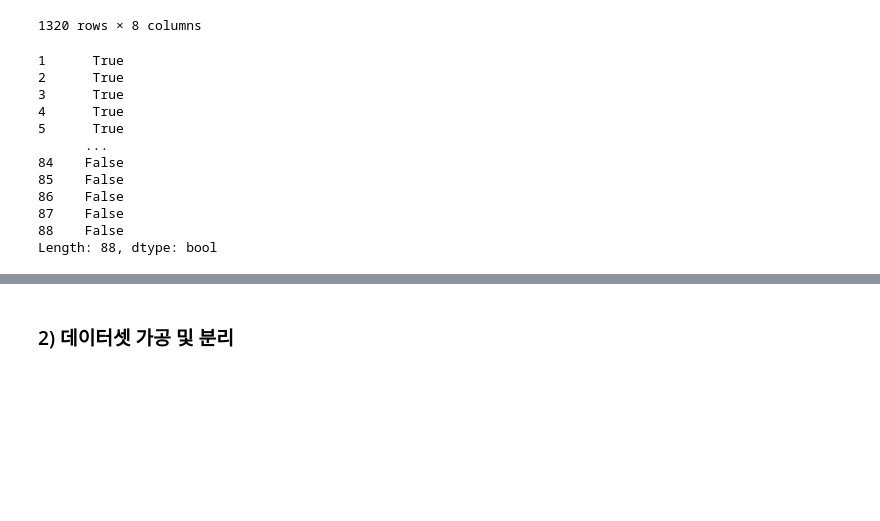
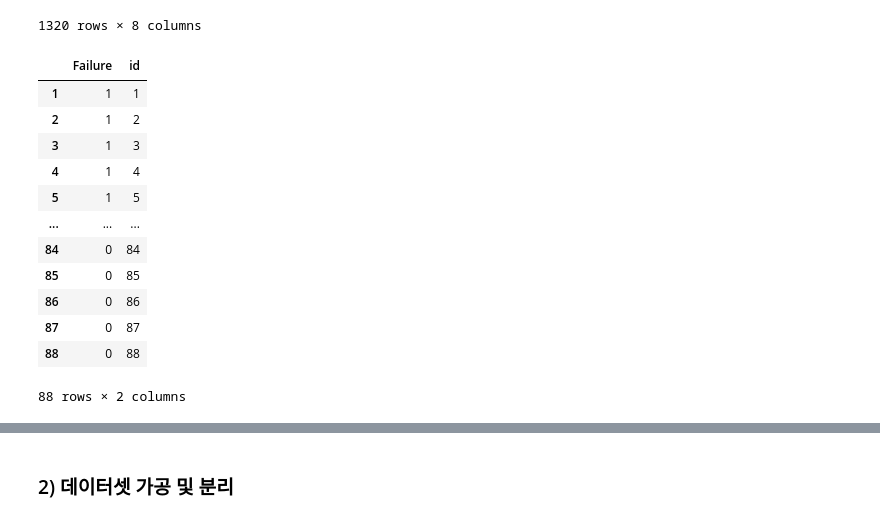
Before and after one commit to TaniTail/aiffel, a Jupyter notebook: Exploration/E06_Mini/[E-06-Mini]Time_Series_Classification.ipynb, the cells around one changed output, grey strips where cells are left out. Drawn from its saved outputs; the diff is of its cells as text; code cells hidden in the pictures; blank space fills up the shorter version.

```diff
--- a/Exploration/E06_Mini/[E-06-Mini]Time_Series_Classification.ipynb
+++ b/Exploration/E06_Mini/[E-06-Mini]Time_Series_Classification.ipynb
@@ -196,18 +196,3 @@ timeseries # id, time을 제외하고 6개 column의 X변수가 나타남
 | 1318 | 88 | 13 | -13 | 4 | 26 | -29 | -27 | 5 |
 | 1319 | 88 | 14 | -13 | 2 | 15 | -25 | -25 | 6 |
 1320 rows × 8 columns
-# %%
-y # true/false가 제시되어 있음
-# %% [output]
-1      True
-2      True
-3      True
-4      True
-5      True
-      ...
-84    False
-85    False
-86    False
-87    False
-88    False
-Length: 88, dtype: bool
@@ -213,0 +208,16 @@ Length: 88, dtype: bool
+# %%
+y_df
+# %% [output]
+|  | Failure | id |
+| 1 | 1 | 1 |
+| 2 | 1 | 2 |
+| 3 | 1 | 3 |
+| 4 | 1 | 4 |
+| 5 | 1 | 5 |
+| ... | ... | ... |
+| 84 | 0 | 84 |
+| 85 | 0 | 85 |
+| 86 | 0 | 86 |
+| 87 | 0 | 87 |
+| 88 | 0 | 88 |
+88 rows × 2 columns
```
Also changed, not shown: parts of 9 cells of this notebook.
